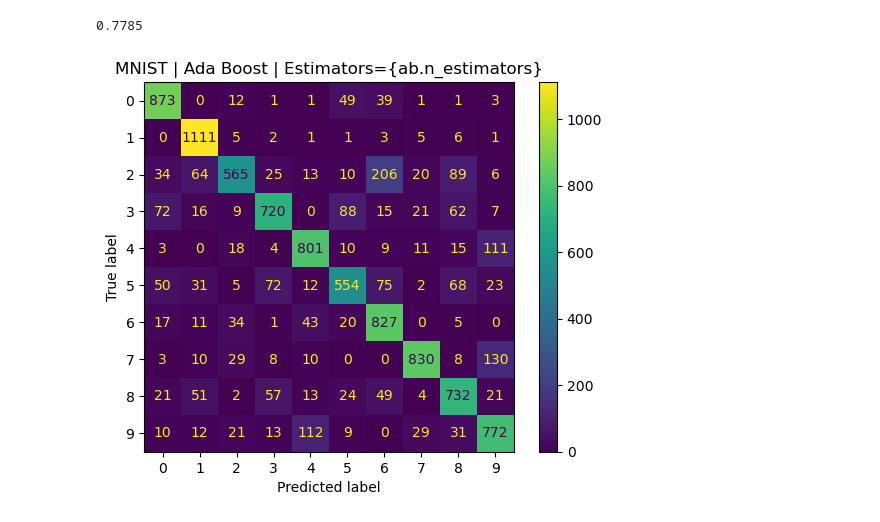
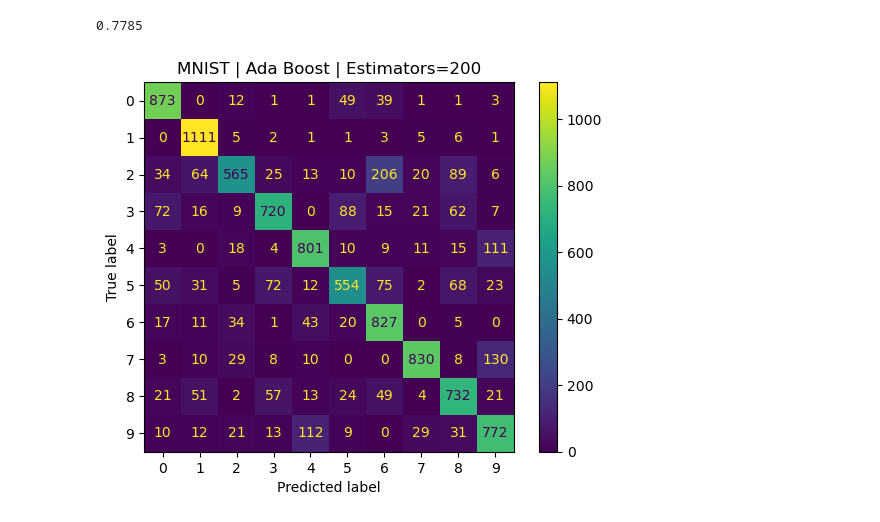
Before and after one commit to TommyAK/mnist, a Jupyter notebook: code.ipynb, the cells around one changed output. Saved outputs shown, nothing was run; the diff lists cells and outputs as text; code cells hidden in the pictures.

```diff
--- a/code.ipynb
+++ b/code.ipynb
@@ -198,9 +198,9 @@ accuracy_score(ab_results, test_y)
 # %%
 # confusion matrix showing all class results (true vs predicted)
 matrix = confusion_matrix(test_y, ab_results, labels=ab.classes_)
 disp = ConfusionMatrixDisplay(confusion_matrix=matrix, display_labels=ab.classes_)
 disp.plot()
-plt.title("MNIST | Ada Boost | Estimators={ab.n_estimators}")
+plt.title(f"MNIST | Ada Boost | Estimators={ab.n_estimators}")
 plt.show()
 # %% [output]
-[figure, old version]
+[figure, new version]
```
